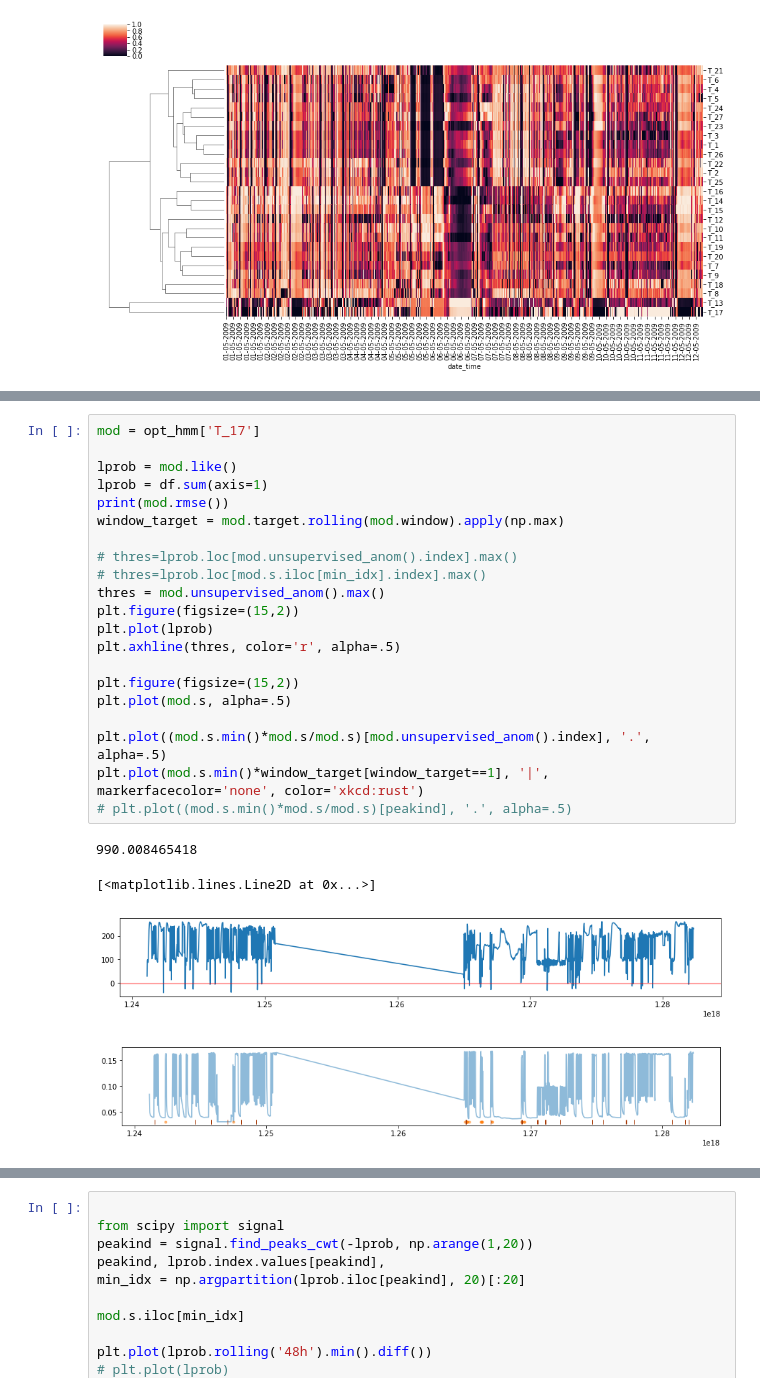
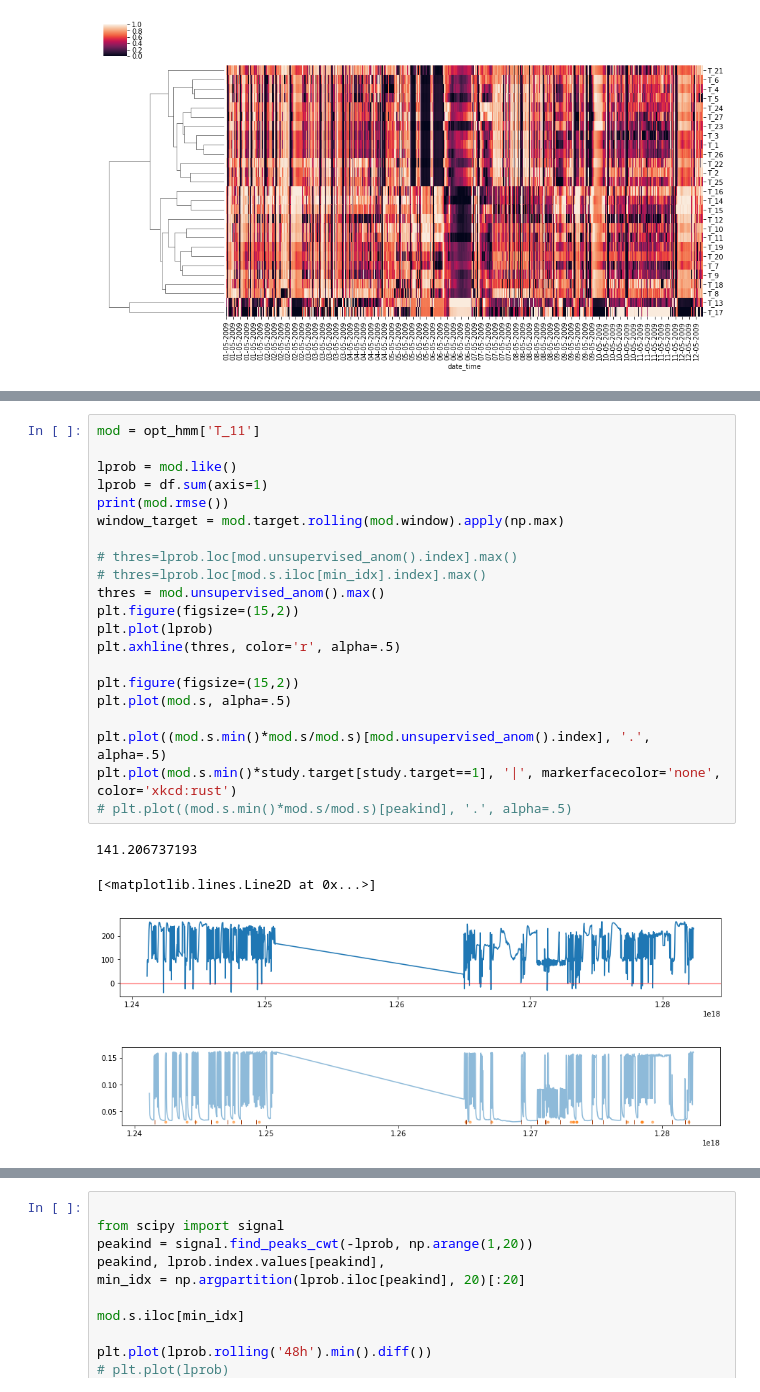
Before and after one commit to rtbs-dev/phm-feature-maker, a Jupyter notebook: tutorial.ipynb, the cells around one changed output, grey strips where cells are left out. Drawn from its saved outputs; the diff is of its cells as text.

```diff
--- a/tutorial.ipynb
+++ b/tutorial.ipynb
@@ -131,31 +81,31 @@ rmse_df, hmean(np.array(list(rmse.values())))
  T_17    990.008465
  dtype: float64, 343.34977603370447)
 # %%
-mod = opt_hmm['T_17']
+mod = opt_hmm['T_11']
 
 lprob = mod.like()
 lprob = df.sum(axis=1)
 print(mod.rmse())
 window_target = mod.target.rolling(mod.window).apply(np.max)
 
 # thres=lprob.loc[mod.unsupervised_anom().index].max()
 # thres=lprob.loc[mod.s.iloc[min_idx].index].max()
 thres = mod.unsupervised_anom().max()
 plt.figure(figsize=(15,2))
 plt.plot(lprob)
 plt.axhline(thres, color='r', alpha=.5)
 
 plt.figure(figsize=(15,2))
 plt.plot(mod.s, alpha=.5)
 
 plt.plot((mod.s.min()*mod.s/mod.s)[mod.unsupervised_anom().index], '.', alpha=.5)
-plt.plot(mod.s.min()*window_target[window_target==1], '|', markerfacecolor='none', color='xkcd:rust')
+plt.plot(mod.s.min()*study.target[study.target==1], '|', markerfacecolor='none', color='xkcd:rust')
 # plt.plot((mod.s.min()*mod.s/mod.s)[peakind], '.', alpha=.5)
 # %% [output]
-990.008465418
+141.206737193
 [<matplotlib.lines.Line2D at 0x...>]
 [figure]
-[figure, old version]
+[figure, new version]
 # %%
 from sklearn.linear_model import SGDClassifier
 from sklearn.model_selection import TimeSeriesSplit
```
Also changed, not shown: parts of 11 cells of this notebook, 1 other file.
